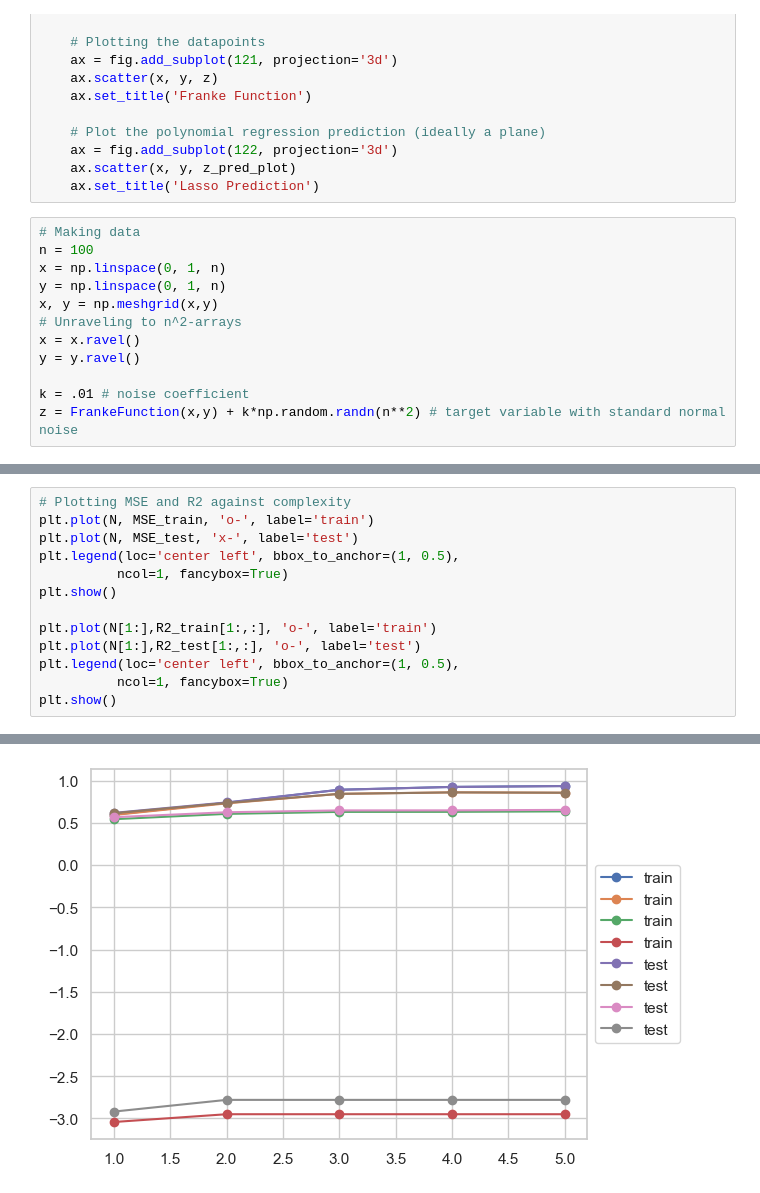
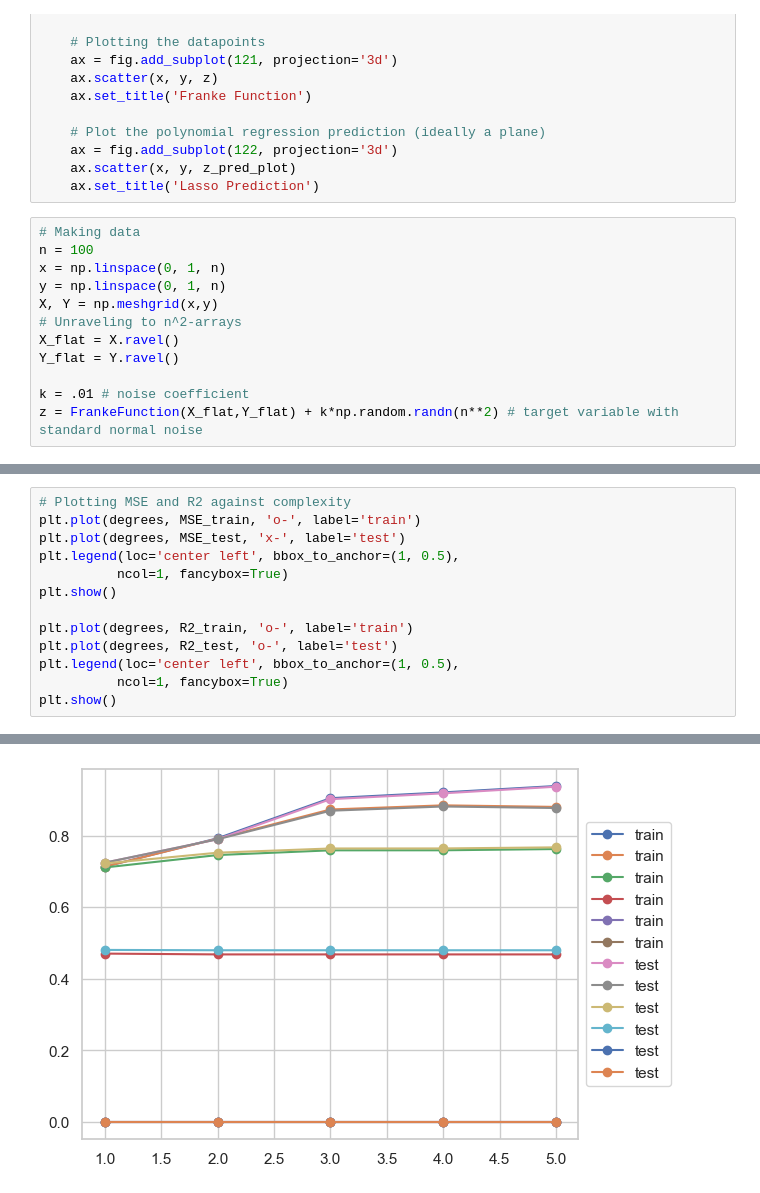
Before and after one commit to MariaFlyAway/Project1_FYS_STK, a Jupyter notebook: Exercises/lassooo.ipynb, the cells around one changed output, grey strips where cells are left out. Saved outputs shown, nothing was run; the diff lists cells and outputs as text.

```diff
--- a/Exercises/lassooo.ipynb
+++ b/Exercises/lassooo.ipynb
@@ -55,12 +55,12 @@ def plotting_test_values(X, z, z_pred, n):
 n = 100
 x = np.linspace(0, 1, n)
 y = np.linspace(0, 1, n)
-x, y = np.meshgrid(x,y)
+X, Y = np.meshgrid(x,y)
 # Unraveling to n^2-arrays
-x = x.ravel()
-y = y.ravel()
+X_flat = X.ravel()
+Y_flat = Y.ravel()
 
 k = .01 # noise coefficient
-z = FrankeFunction(x,y) + k*np.random.randn(n**2) # target variable with standard normal noise
+z = FrankeFunction(X_flat,Y_flat) + k*np.random.randn(n**2) # target variable with standard normal noise
 # %%
 p = 5 # highest polynomial degree
@@ -113,13 +104,13 @@ for i in N:
 # %%
 # Plotting MSE and R2 against complexity
-plt.plot(N, MSE_train, 'o-', label='train')
-plt.plot(N, MSE_test, 'x-', label='test')
+plt.plot(degrees, MSE_train, 'o-', label='train')
+plt.plot(degrees, MSE_test, 'x-', label='test')
 plt.legend(loc='center left', bbox_to_anchor=(1, 0.5),
           ncol=1, fancybox=True)
 plt.show()
 
-plt.plot(N[1:],R2_train[1:,:], 'o-', label='train')
-plt.plot(N[1:],R2_test[1:,:], 'o-', label='test')
+plt.plot(degrees, R2_train, 'o-', label='train')
+plt.plot(degrees, R2_test, 'o-', label='test')
 plt.legend(loc='center left', bbox_to_anchor=(1, 0.5),
           ncol=1, fancybox=True)
 plt.show()
@@ -128,4 +119,4 @@ plt.show()
-[figure, old version]
+[figure, new version]
 # %%
 # Plotting all beta coefficients - could be prettier
 fig, axs = plt.subplots(2,3, figsize=(12, 6), sharex=True, sharey=True); fig.tight_layout()
```
Also changed, not shown: parts of 5 cells of this notebook, 4 other files.
